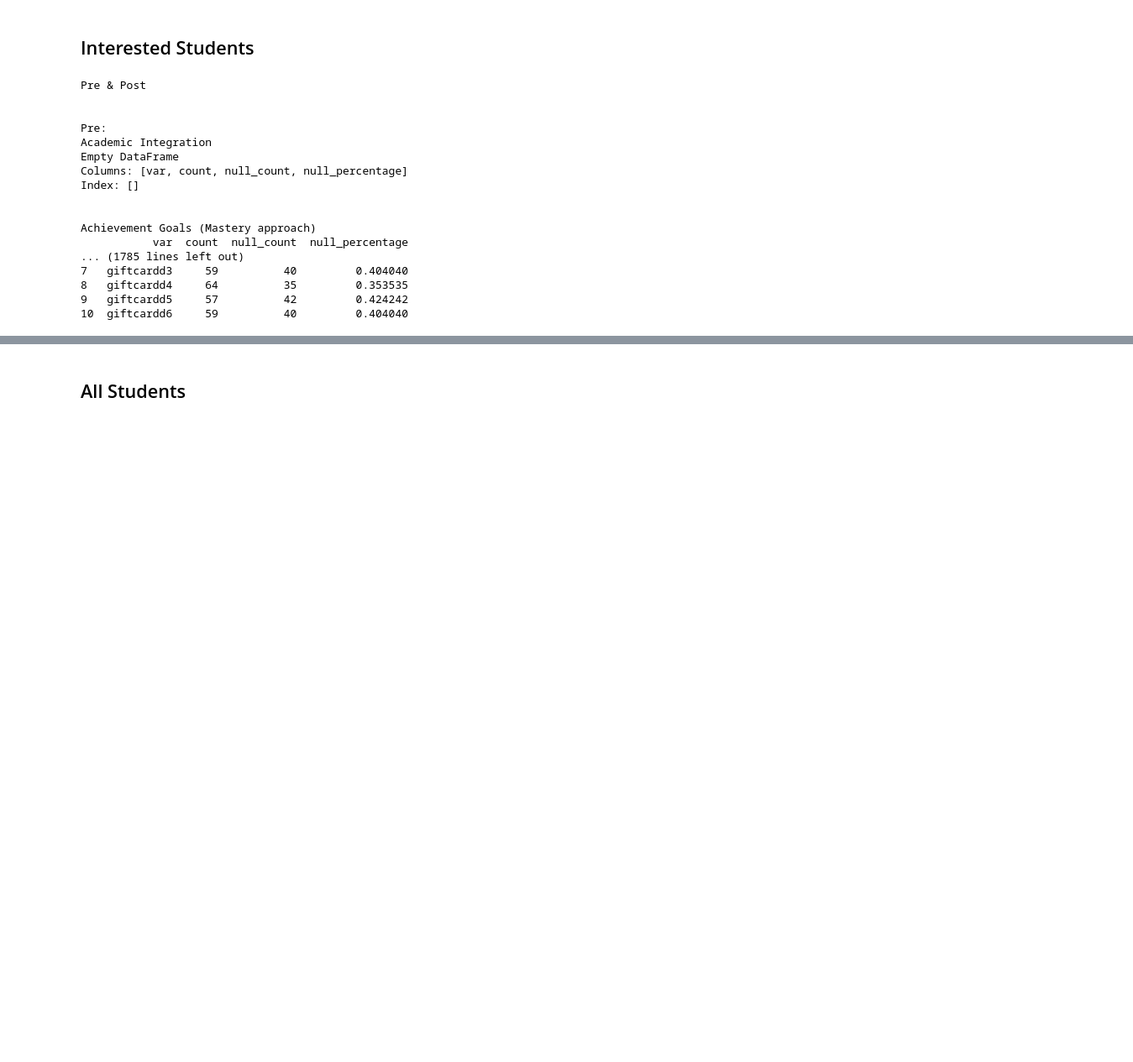
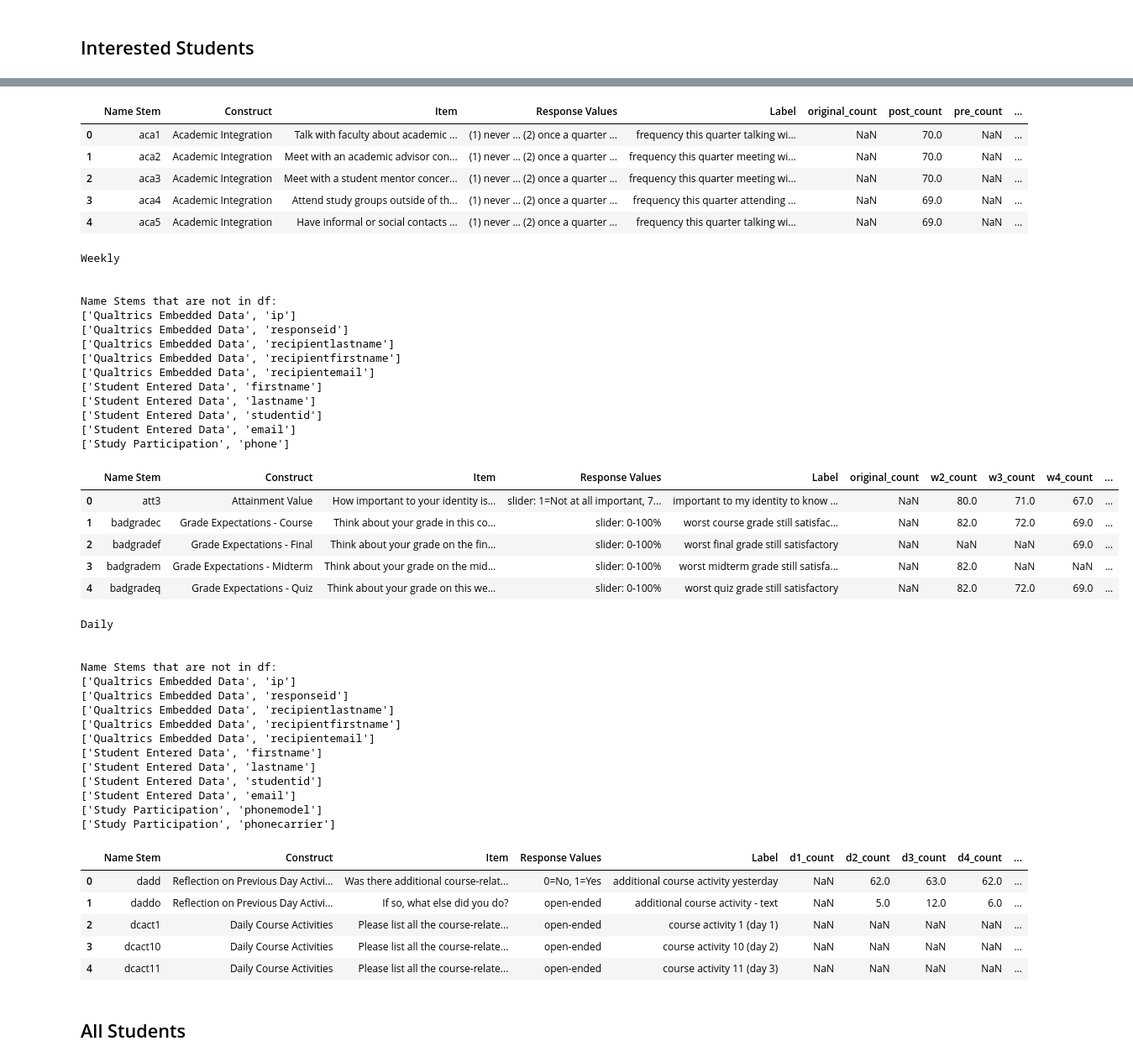
Before and after one commit to hanweny/DMOL, a Jupyter notebook: pre_var_selection.ipynb, the cells around one changed output, grey strips where cells are left out. Shown: that part at 84% size. Cells and saved outputs as stored; diff of their text form; code cells hidden in the pictures; blank space fills up the shorter version.

Commit message:
make result tables into codebook format

```diff
--- a/pre_var_selection.ipynb
+++ b/pre_var_selection.ipynb
@@ -75,22 +98,6 @@ def print_var_null_percentage(df, verbal = False):
 # %% [markdown]
 ## Interested Students
-# %%
-print_var_null_percentage(df_interested)
-# %% [output]
-Pre & Post
-
-
-Pre:
-Academic Integration
-Empty DataFrame
-Columns: [var, count, null_count, null_percentage]
-Index: []
-
-
-Achievement Goals (Mastery approach)
-           var  count  null_count  null_percentage
-... (1785 lines left out)
-7   giftcardd3     59          40         0.404040
-8   giftcardd4     64          35         0.353535
-9   giftcardd5     57          42         0.424242
-10  giftcardd6     59          40         0.404040
+# %%
+for sheet_name in SHEET_NAMES:
+    build_var_null_percentage_df(df_interested, sheet_name, verbal = True, student_interested=True)
+# %% [output]
@@ -97,2 +122,49 @@ Achievement Goals (Mastery approach)
+|  | Name Stem | Construct | Item | Response Values | Label | original_count | post_count | pre_count | ... |
+| 0 | aca1 | Academic Integration | Talk with faculty about academic ... | (1) never ... (2) once a quarter ... | frequency this quarter talking wi... | NaN | 70.0 | NaN | ... |
+| 1 | aca2 | Academic Integration | Meet with an academic advisor con... | (1) never ... (2) once a quarter ... | frequency this quarter meeting wi... | NaN | 70.0 | NaN | ... |
+| 2 | aca3 | Academic Integration | Meet with a student mentor concer... | (1) never ... (2) once a quarter ... | frequency this quarter meeting wi... | NaN | 70.0 | NaN | ... |
+| 3 | aca4 | Academic Integration | Attend study groups outside of th... | (1) never ... (2) once a quarter ... | frequency this quarter attending ... | NaN | 69.0 | NaN | ... |
+| 4 | aca5 | Academic Integration | Have informal or social contacts ... | (1) never ... (2) once a quarter ... | frequency this quarter talking wi... | NaN | 69.0 | NaN | ... |
+Weekly
+
+
+Name Stems that are not in df:
+['Qualtrics Embedded Data', 'ip']
+['Qualtrics Embedded Data', 'responseid']
+['Qualtrics Embedded Data', 'recipientlastname']
+['Qualtrics Embedded Data', 'recipientfirstname']
+['Qualtrics Embedded Data', 'recipientemail']
+['Student Entered Data', 'firstname']
+['Student Entered Data', 'lastname']
+['Student Entered Data', 'studentid']
+['Student Entered Data', 'email']
+['Study Participation', 'phone']
+|  | Name Stem | Construct | Item | Response Values | Label | original_count | w2_count | w3_count | w4_count | ... |
+| 0 | att3 | Attainment Value | How important to your identity is... | slider: 1=Not at all important, 7... | important to my identity to know ... | NaN | 80.0 | 71.0 | 67.0 | ... |
+| 1 | badgradec | Grade Expectations - Course | Think about your grade in this co... | slider: 0-100% | worst course grade still satisfac... | NaN | 82.0 | 72.0 | 69.0 | ... |
+| 2 | badgradef | Grade Expectations - Final | Think about your grade on the fin... | slider: 0-100% | worst final grade still satisfactory | NaN | NaN | NaN | 69.0 | ... |
+| 3 | badgradem | Grade Expectations - Midterm | Think about your grade on the mid... | slider: 0-100% | worst midterm grade still satisfa... | NaN | 82.0 | NaN | NaN | ... |
+| 4 | badgradeq | Grade Expectations - Quiz | Think about your grade on this we... | slider: 0-100% | worst quiz grade still satisfactory | NaN | 82.0 | 72.0 | 69.0 | ... |
+Daily
+
+
+Name Stems that are not in df:
+['Qualtrics Embedded Data', 'ip']
+['Qualtrics Embedded Data', 'responseid']
+['Qualtrics Embedded Data', 'recipientlastname']
+['Qualtrics Embedded Data', 'recipientfirstname']
+['Qualtrics Embedded Data', 'recipientemail']
+['Student Entered Data', 'firstname']
+['Student Entered Data', 'lastname']
+['Student Entered Data', 'studentid']
+['Student Entered Data', 'email']
+['Study Participation', 'phonemodel']
+['Study Participation', 'phonecarrier']
+|  | Name Stem | Construct | Item | Response Values | Label | d1_count | d2_count | d3_count | d4_count | ... |
+| 0 | dadd | Reflection on Previous Day Activi... | Was there additional course-relat... | 0=No, 1=Yes | additional course activity yesterday | NaN | 62.0 | 63.0 | 62.0 | ... |
+| 1 | daddo | Reflection on Previous Day Activi... | If so, what else did you do? | open-ended | additional course activity - text | NaN | 5.0 | 12.0 | 6.0 | ... |
+| 2 | dcact1 | Daily Course Activities | Please list all the course-relate... | open-ended | course activity 1 (day 1) | NaN | NaN | NaN | NaN | ... |
+| 3 | dcact10 | Daily Course Activities | Please list all the course-relate... | open-ended | course activity 10 (day 2) | NaN | NaN | NaN | NaN | ... |
+| 4 | dcact11 | Daily Course Activities | Please list all the course-relate... | open-ended | course activity 11 (day 3) | NaN | NaN | NaN | NaN | ... |
 # %% [markdown]
 ## All Students
```
Also changed, not shown: parts of 7 cells of this notebook.
